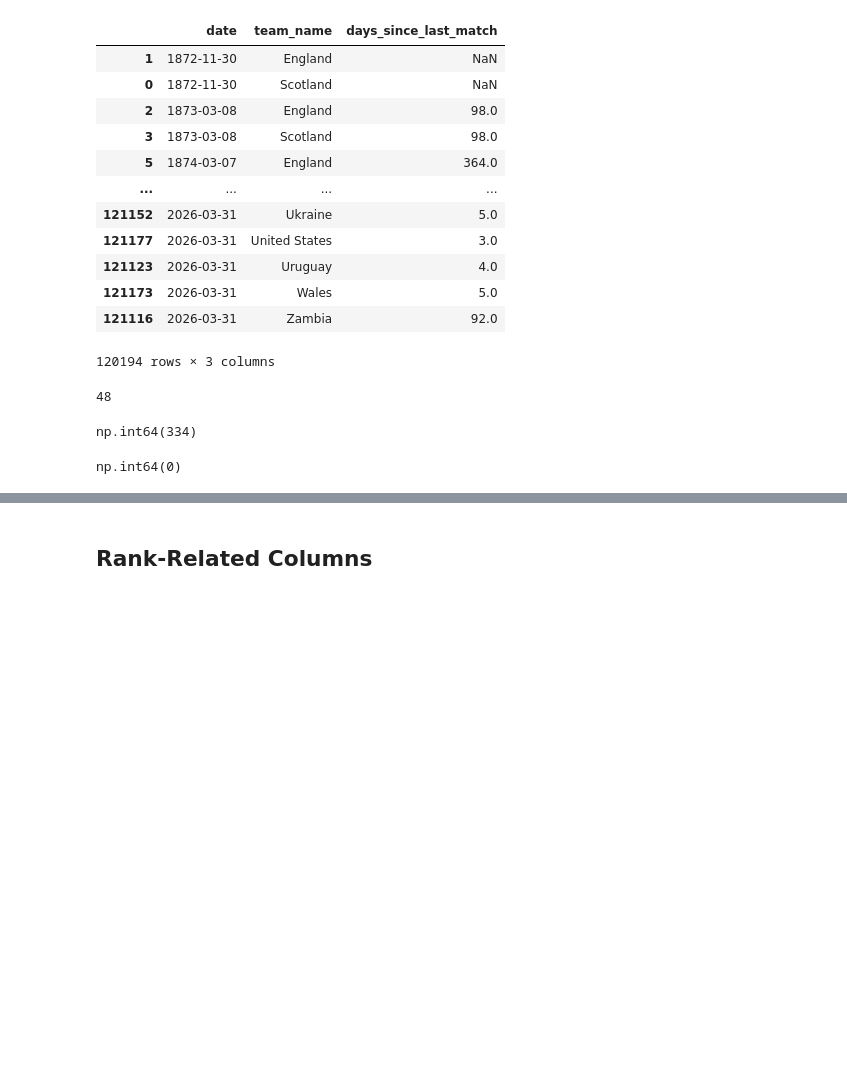
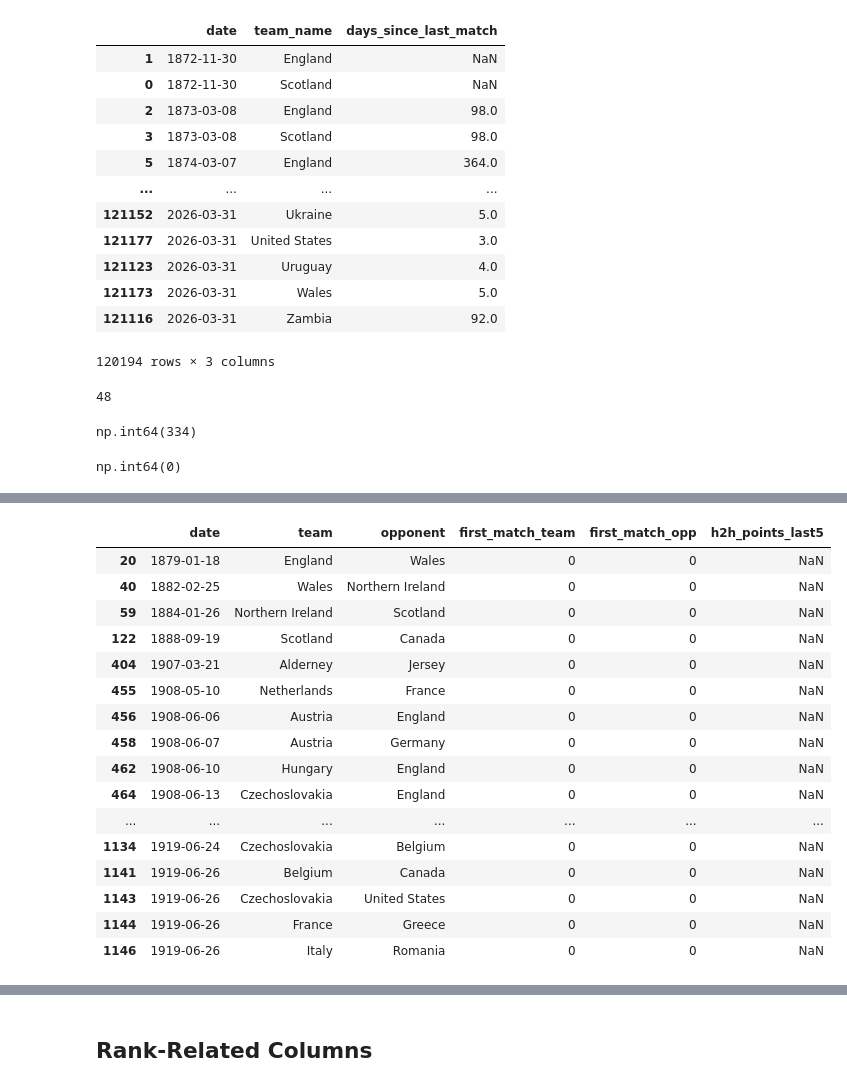
Before and after one commit to n44th44nn/Gammafest-2026, a Jupyter notebook: Notebooks/early_preprocessing.ipynb, the cells around one changed output, grey strips where cells are left out. Saved outputs shown, nothing was run; the diff lists cells and outputs as text; code cells hidden in the pictures; blank space fills up the shorter version.

```diff
--- a/Notebooks/early_preprocessing.ipynb
+++ b/Notebooks/early_preprocessing.ipynb
@@ -606,0 +720,3 @@ np.int64(0)
+# %%
+parts = parts.sort_values(['team_name', 'date', 'match_key'])
+parts.head()
@@ -606,0 +730,32 @@ np.int64(0)
+# %%
+g = parts.groupby('team_name', group_keys=False)
+
+for i in [5, 10]:
+    parts[f'points_last{i}'] = g['points'].apply(lambda x: x.shift(1).rolling(i, 1).sum())
+    parts[f'gd_last{i}'] = g['gd'].apply(lambda x: x.shift(1).rolling(i, 1).sum())
+    parts[f'avg_goals_last{i}'] = g['goals_for'].apply(lambda x: x.shift(1).rolling(i, 1).mean())
+    parts[f'avg_conceded_last{i}'] = g['goals_against'].apply(lambda x: x.shift(1).rolling(i, 1).mean())
+    parts[f'win_rate_last{i}'] = g['win'].apply(lambda x: x.shift(1).rolling(i, 1).mean())
+# %%
+parts = parts.sort_values(['team_name', 'opp_name', 'date', 'match_key'])
+
+def compute_h2h(group):
+    group = group.copy()
+
+    group['h2h_points_last5'] = (
+        group['points']
+        .shift(1)
+        .rolling(5, min_periods=1)
+        .sum()
+    )
+
+    group['h2h_gd_last5'] = (
+        group['gd']
+        .shift(1)
+        .rolling(5, min_periods=1)
+        .sum()
+    )
+
+    return group
+
+parts = parts.groupby(['team_name', 'opp_name'], group_keys=False).apply(compute_h2h)
@@ -606,0 +973,3 @@ np.int64(0)
+# %%
+df_combined['points_last5_diff'] = df_combined['team_points_last5'] - df_combined['opp_points_last5']
+df_combined['gd_last5_diff'] = df_combined['team_gd_last5'] - df_combined['opp_gd_last5']
@@ -606,0 +996,20 @@ np.int64(0)
+# %%
+df_combined.loc[(df_combined['is_train'] == 1) & (df_combined['h2h_points_last5'].isna()), ['date', 'team', 'opponent', 'first_match_team', 'first_match_opp', 'h2h_points_last5']].head(50)
+# %% [output]
+|  | date | team | opponent | first_match_team | first_match_opp | h2h_points_last5 |
+| 20 | 1879-01-18 | England | Wales | 0 | 0 | NaN |
+| 40 | 1882-02-25 | Wales | Northern Ireland | 0 | 0 | NaN |
+| 59 | 1884-01-26 | Northern Ireland | Scotland | 0 | 0 | NaN |
+| 122 | 1888-09-19 | Scotland | Canada | 0 | 0 | NaN |
+| 404 | 1907-03-21 | Alderney | Jersey | 0 | 0 | NaN |
+| 455 | 1908-05-10 | Netherlands | France | 0 | 0 | NaN |
+| 456 | 1908-06-06 | Austria | England | 0 | 0 | NaN |
+| 458 | 1908-06-07 | Austria | Germany | 0 | 0 | NaN |
+| 462 | 1908-06-10 | Hungary | England | 0 | 0 | NaN |
+| 464 | 1908-06-13 | Czechoslovakia | England | 0 | 0 | NaN |
+| ... | ... | ... | ... | ... | ... | ... |
+| 1134 | 1919-06-24 | Czechoslovakia | Belgium | 0 | 0 | NaN |
+| 1141 | 1919-06-26 | Belgium | Canada | 0 | 0 | NaN |
+| 1143 | 1919-06-26 | Czechoslovakia | United States | 0 | 0 | NaN |
+| 1144 | 1919-06-26 | France | Greece | 0 | 0 | NaN |
+| 1146 | 1919-06-26 | Italy | Romania | 0 | 0 | NaN |
```
Also changed, not shown: parts of 24 cells of this notebook.
